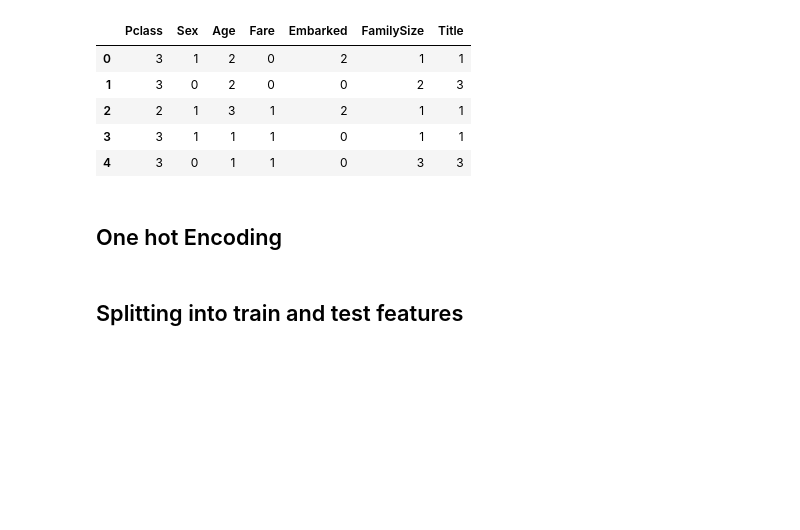
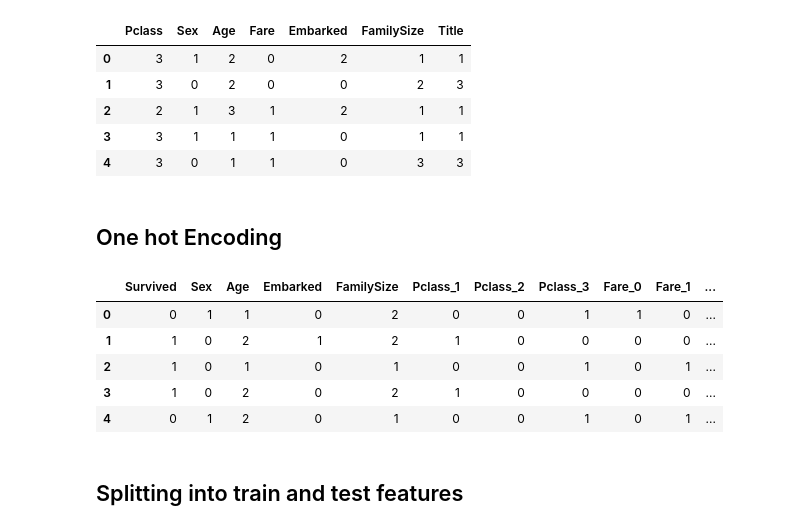
Before and after one commit to shriram2112/Deep-Machine-Learning---Kaggle-, a Jupyter notebook: Classification/titanic/Predict_Titanic_Survival.ipynb, the cells around one changed output. Drawn from its saved outputs; the diff is of its cells as text; code cells hidden in the pictures; blank space fills up the shorter version.

```diff
--- a/Classification/titanic/Predict_Titanic_Survival.ipynb
+++ b/Classification/titanic/Predict_Titanic_Survival.ipynb
@@ -441,6 +452,15 @@ df = pd.concat(frames, axis = 1)
 to_be_dropped = ['Pclass', 'Fare', 'Title']
 df = df.drop(to_be_dropped, axis=1)
 test_df = test_df.drop(to_be_dropped, axis=1)
+# %%
+df.head()
+# %% [output]
+|  | Survived | Sex | Age | Embarked | FamilySize | Pclass_1 | Pclass_2 | Pclass_3 | Fare_0 | Fare_1 | ... |
+| 0 | 0 | 1 | 1 | 0 | 2 | 0 | 0 | 1 | 1 | 0 | ... |
+| 1 | 1 | 0 | 2 | 1 | 2 | 1 | 0 | 0 | 0 | 0 | ... |
+| 2 | 1 | 0 | 1 | 0 | 1 | 0 | 0 | 1 | 0 | 1 | ... |
+| 3 | 1 | 0 | 2 | 0 | 2 | 1 | 0 | 0 | 0 | 0 | ... |
+| 4 | 0 | 1 | 2 | 0 | 1 | 0 | 0 | 1 | 0 | 1 | ... |
 # %% [markdown]
 ## Splitting into train and test features <a class="anchor" id="eighth-bullet"></a>
 # %%
```
Also changed, not shown: parts of 15 cells of this notebook, 2 other files.
